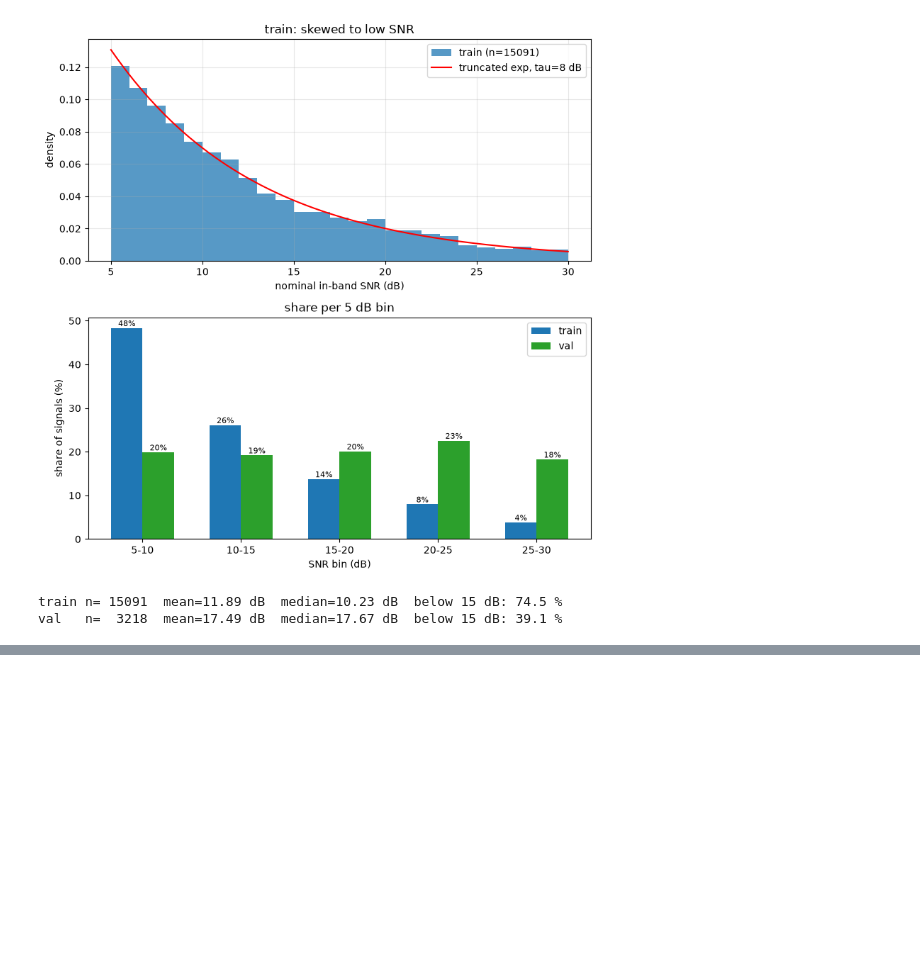
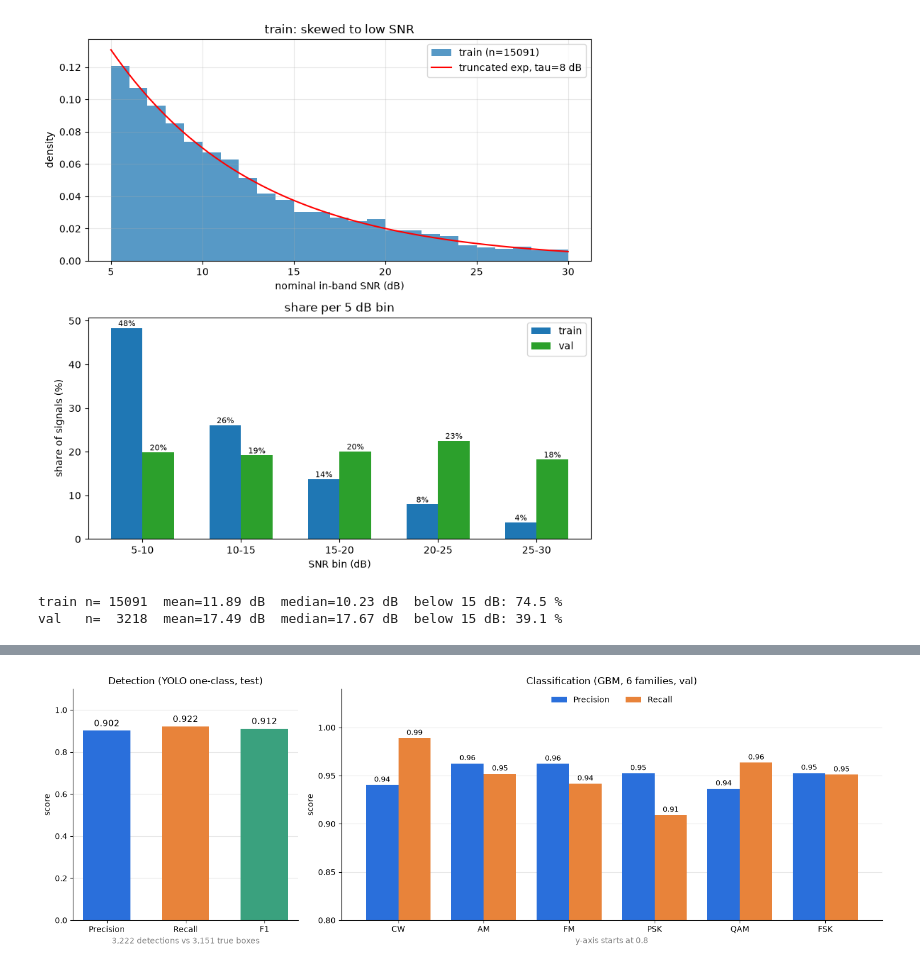
Before and after one commit to TohidTonekaboni/RF-Signal-Detection, a Jupyter notebook: test.ipynb, the cells around one changed output, grey strips where cells are left out. Saved outputs shown, nothing was run; the diff lists cells and outputs as text; code cells hidden in the pictures; blank space fills up the shorter version.

```diff
--- a/test.ipynb
+++ b/test.ipynb
@@ -260,0 +404,33 @@ val   n=  3218  mean=17.49 dB  median=17.67 dB  below 15 dB: 39.1 %
+# %%
+import json
+RUNS_DIR = Path("runs")
+det = json.load(open(RUNS_DIR / "evaluation" / "summary.json"))["detectors"]["YOLO-1cls"]
+cls = json.load(open(RUNS_DIR / "baselines" / "val_metrics.json"))["feature_classifier_val"]["per_class"]
+
+C_P, C_R, C_F = "#2a6fdb", "#e8833a", "#3aa17e"
+fig, ax = plt.subplots(1, 2, figsize=(15, 5), gridspec_kw=dict(width_ratios=[1, 2.4]))
+
+# ---- detection
+names, vals, cols = ["Precision", "Recall", "F1"], [det["precision"], det["recall"], det["f1"]], [C_P, C_R, C_F]
+b = ax[0].bar(names, vals, color=cols, width=0.6)
+ax[0].bar_label(b, fmt="%.3f", fontsize=11, padding=3)
+ax[0].set(ylim=(0, 1.1), title="Detection (YOLO one-class, test)", ylabel="score")
+ax[0].set_xlabel(f"{int(det['n_pred']):,} detections vs {int(det['n_gt']):,} true boxes", color="gray")
+
+# ---- classification
+fams = list(cls)
+x, w = np.arange(len(fams)), 0.38
+bp = ax[1].bar(x - w / 2, [cls[f]["precision"] for f in fams], w, color=C_P, label="Precision")
+br = ax[1].bar(x + w / 2, [cls[f]["recall"] for f in fams], w, color=C_R, label="Recall")
+ax[1].bar_label(bp, fmt="%.2f", fontsize=9, padding=2)
+ax[1].bar_label(br, fmt="%.2f", fontsize=9, padding=2)
+ax[1].set(xticks=x, xticklabels=fams, ylim=(0.8, 1.04), title="Classification (GBM, 6 families, val)", ylabel="score")
+ax[1].set_xlabel("y-axis starts at 0.8", color="gray")
+ax[1].legend(loc="upper center", bbox_to_anchor=(0.5, 1.0), ncol=2, frameon=False)
+
+for a in ax:
+    a.spines[["top", "right"]].set_visible(False)
+    a.grid(axis="y", alpha=0.3); a.set_axisbelow(True)
+plt.tight_layout(); plt.show()
+# %% [output]
+[figure, added]
```
Also changed, not shown: parts of 16 cells of this notebook, 33 other files.
